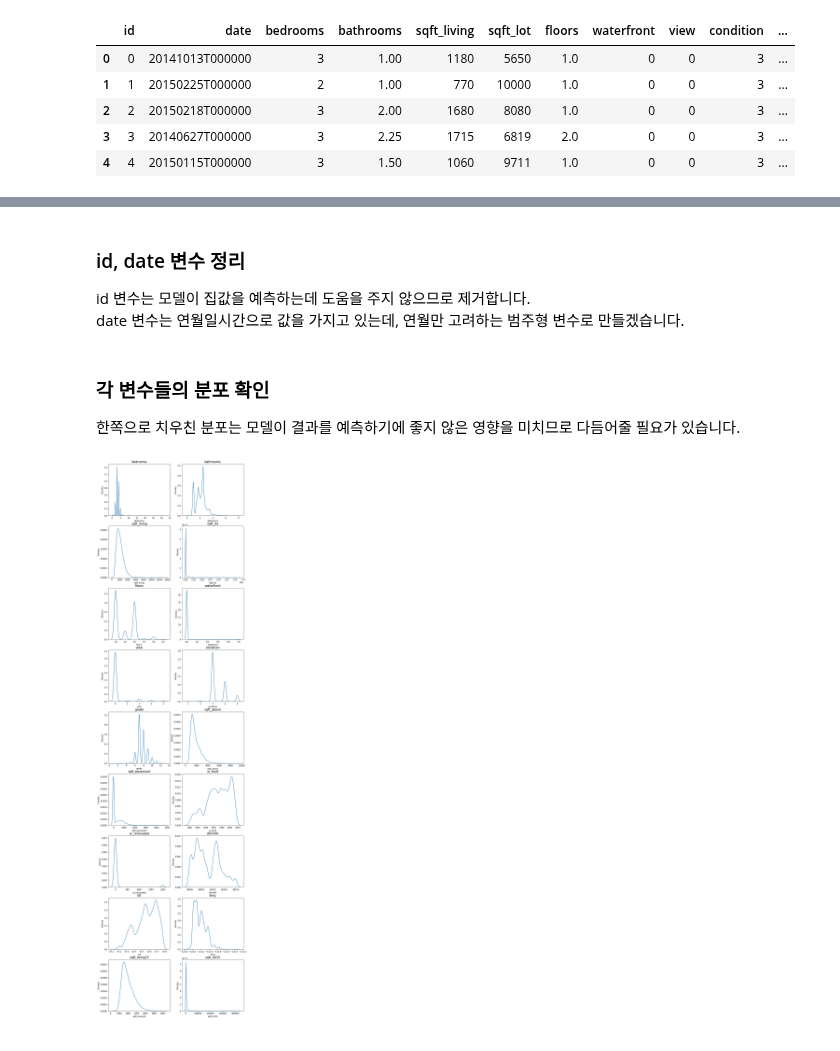
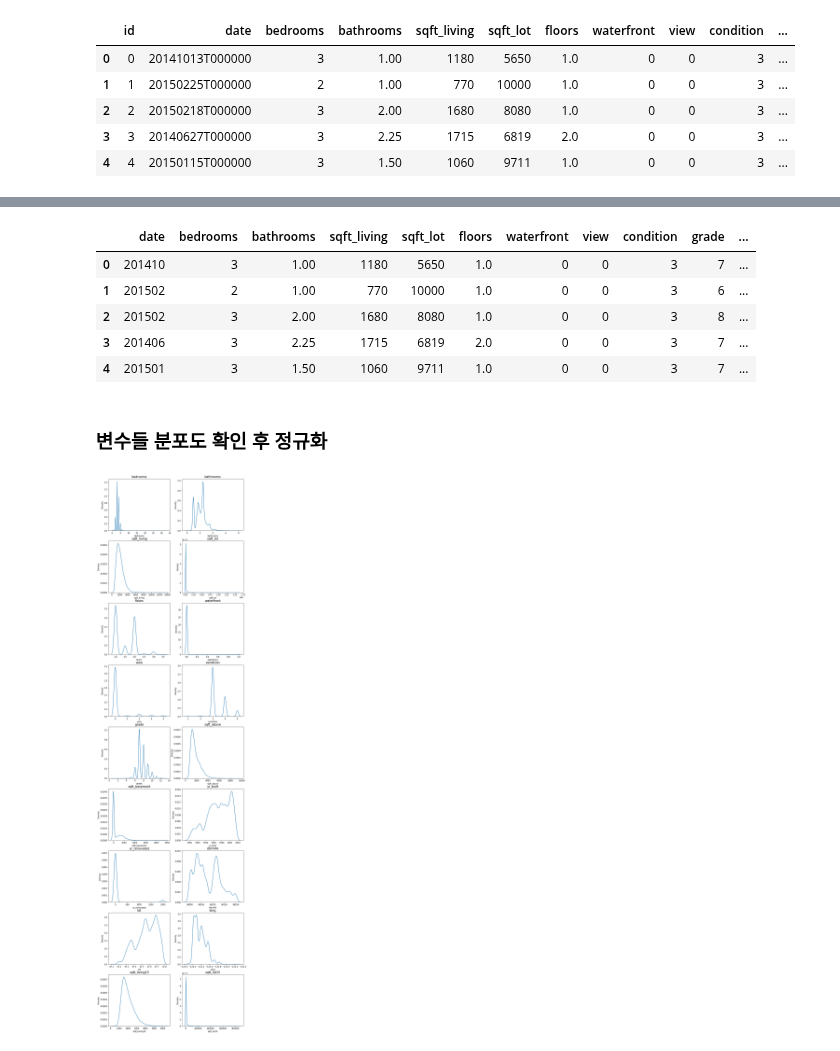
Before and after one commit to cowFarmer/AI_study, a Jupyter notebook: Exploration/E05_kaggle_house_price_prediction/E05_kaggle_house_price_prediction.ipynb, the cells around one changed output, grey strips where cells are left out. Saved outputs shown, nothing was run; the diff lists cells and outputs as text; code cells hidden in the pictures.

```diff
--- a/Exploration/E05_kaggle_house_price_prediction/E05_kaggle_house_price_prediction.ipynb
+++ b/Exploration/E05_kaggle_house_price_prediction/E05_kaggle_house_price_prediction.ipynb
@@ -20,9 +40,14 @@ import seaborn as sns
 # %%
-data_dir = os.getenv('HOME')+'/aiffel/kaggle_kakr_housing/data'
+data_dir = os.getenv('HOME')+'/aiffel/AI_study/Exploration/E05_kaggle_house_price_prediction/data'
 
 train_data_path = join(data_dir, 'train.csv')
-sub_data_path = join(data_dir, 'test.csv') # submittion에 사용할 데이터 경로
+test_data_path = join(data_dir, 'test.csv')
+
+data = pd.read_csv(train_data_path)
+sub = pd.read_csv(test_data_path)
 
 print(train_data_path)
-print(sub_data_path)
+print(test_data_path)
+print(data.shape)
+print(sub.shape)
 # %% [output]
@@ -55,6 +57,0 @@ pandas의 read_csv 함수를 사용해 데이터를 읽어오고, 각 변수들
-# %%
-data = pd.read_csv(train_data_path)
-sub = pd.read_csv(sub_data_path)
-print('train data dim : {}'.format(data.shape))
-print('sub data dim : {}'.format(sub.shape))
-# sub data의 price가 없어 train data보다 column이 하나 적다
@@ -153,12 +150,18 @@ id: 0
-# %% [markdown]
-### id, date 변수 정리
-id 변수는 모델이 집값을 예측하는데 도움을 주지 않으므로 제거합니다.<br>
-date 변수는 연월일시간으로 값을 가지고 있는데, 연월만 고려하는 범주형 변수로 만들겠습니다.
 # %%
+# id 정리와 data 깔끔하게 만들기
 sub_id = data['id'][train_len:]
 del data['id']
-data['date'] = data['date'].apply(lambda x : str(x[:6])).astype(str)
+
+data['date'] = data['date'].apply(lambda x : str(x[:6])).astype(int)
-# %% [markdown]
-### 각 변수들의 분포 확인
-한쪽으로 치우친 분포는 모델이 결과를 예측하기에 좋지 않은 영향을 미치므로 다듬어줄 필요가 있습니다.
+# %%
+data.head()
+# %% [output]
+|  | date | bedrooms | bathrooms | sqft_living | sqft_lot | floors | waterfront | view | condition | grade | ... |
+| 0 | 201410 | 3 | 1.00 | 1180 | 5650 | 1.0 | 0 | 0 | 3 | 7 | ... |
+| 1 | 201502 | 2 | 1.00 | 770 | 10000 | 1.0 | 0 | 0 | 3 | 6 | ... |
+| 2 | 201502 | 3 | 2.00 | 1680 | 8080 | 1.0 | 0 | 0 | 3 | 8 | ... |
+| 3 | 201406 | 3 | 2.25 | 1715 | 6819 | 2.0 | 0 | 0 | 3 | 7 | ... |
+| 4 | 201501 | 3 | 1.50 | 1060 | 9711 | 1.0 | 0 | 0 | 3 | 7 | ... |
+# %% [markdown]
+### 변수들 분포도 확인 후 정규화
 # %%
```
Also changed, not shown: parts of 106 cells of this notebook, 5 other files.
